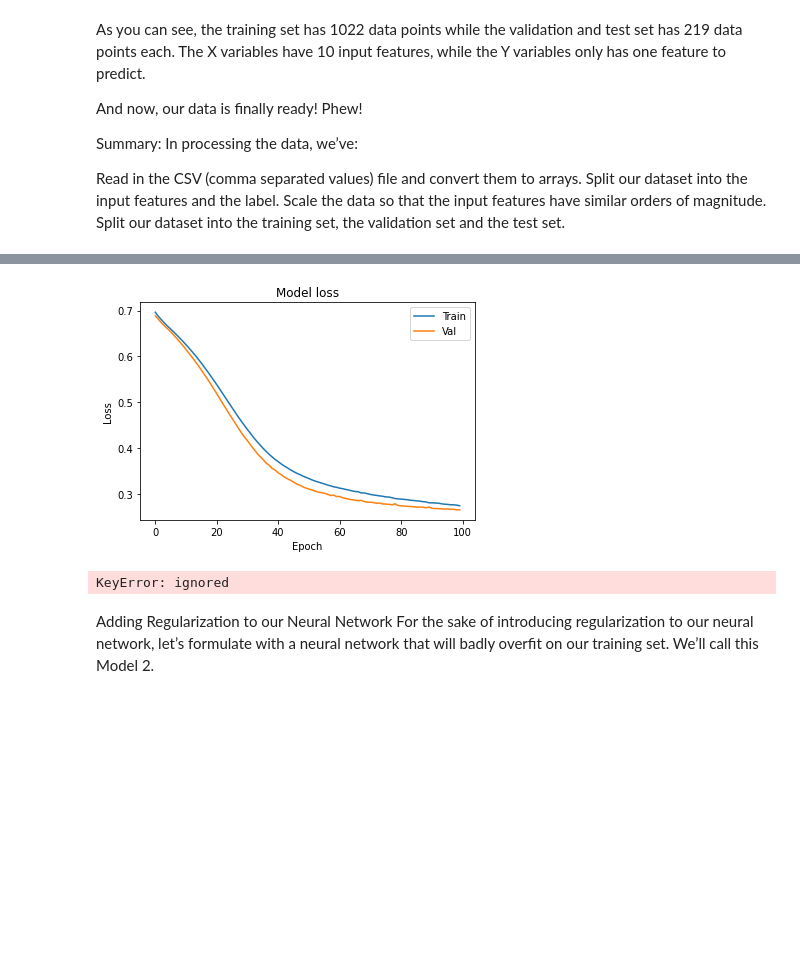
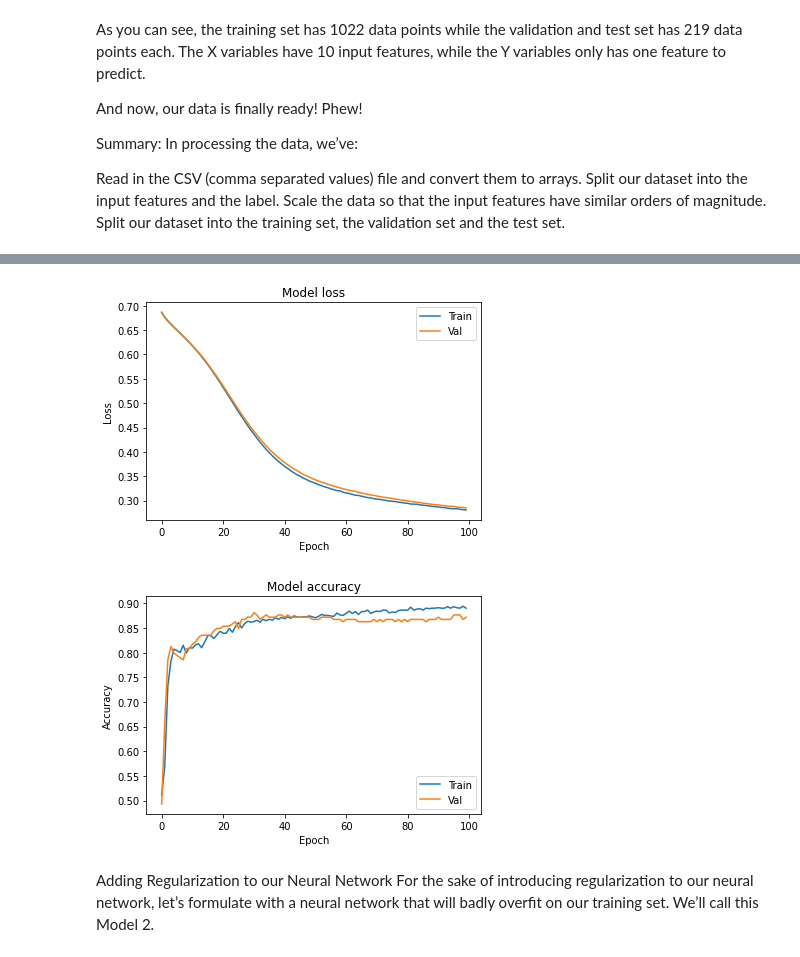
Before and after one commit to emilydhpark/FutureMaker2021, a Jupyter notebook: housing.ipynb, the cells around one changed output, grey strips where cells are left out. Cells and saved outputs as stored; diff of their text form; code cells hidden in the pictures; blank space fills up the shorter version.

```diff
--- a/housing.ipynb
+++ b/housing.ipynb
@@ -159,8 +159,8 @@ plt.xlabel('Epoch')
 plt.legend(['Train', 'Val'], loc='upper right')
 plt.show()
 
-plt.plot(hist.history['acc'])
-plt.plot(hist.history['val_acc'])
+plt.plot(hist.history['accuracy'])
+plt.plot(hist.history['val_accuracy'])
 plt.title('Model accuracy')
 plt.ylabel('Accuracy')
 plt.xlabel('Epoch')
@@ -187,5 +187,5 @@ Epoch 100/100
-[figure, old version]
+[figure, new version]
-KeyError: ignored
+[figure, added]
 # %% [markdown]
 Adding Regularization to our Neural Network
 For the sake of introducing regularization to our neural network, let’s formulate with a neural network that will badly overfit on our training set. We’ll call this Model 2.
```
Also changed, not shown: parts of 2 cells of this notebook.
